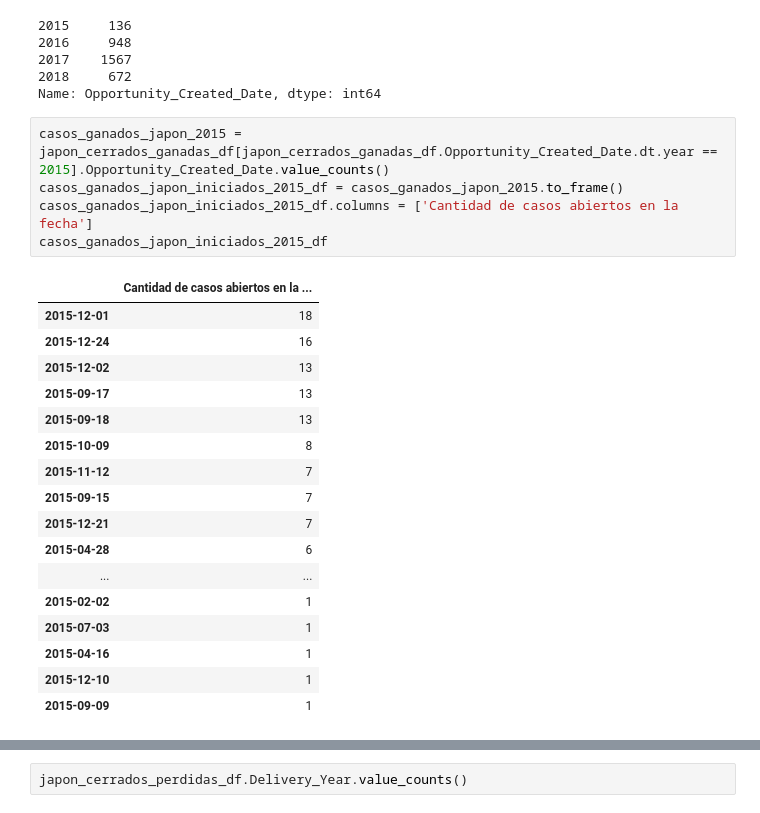
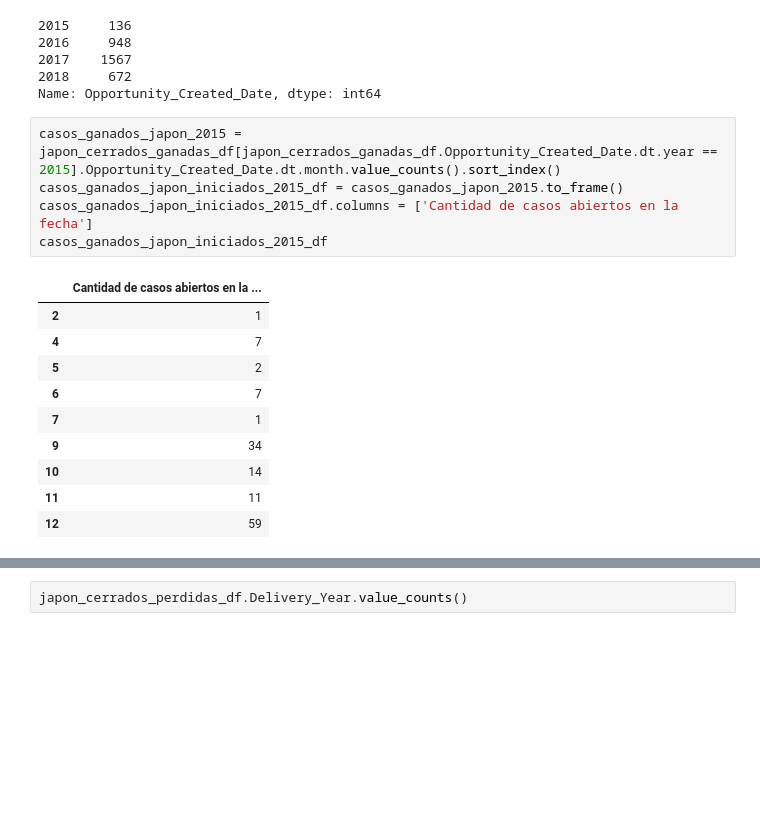
Before and after one commit to Ramaxx95/TP1-Orga-de-Datos, a Jupyter notebook: Visualizaciones/Region_Japan.ipynb, the cells around one changed output, grey strips where cells are left out. Cells and saved outputs as stored; diff of their text form; blank space fills up the shorter version.

```diff
--- a/Visualizaciones/Region_Japan.ipynb
+++ b/Visualizaciones/Region_Japan.ipynb
@@ -97,26 +97,19 @@ japon_cerrados_ganadas_df.Opportunity_Created_Date.dt.year.value_counts().sort_i
 2018     672
 Name: Opportunity_Created_Date, dtype: int64
 # %%
-casos_ganados_japon_2015 = japon_cerrados_ganadas_df[japon_cerrados_ganadas_df.Opportunity_Created_Date.dt.year == 2015].Opportunity_Created_Date.value_counts()
+casos_ganados_japon_2015 = japon_cerrados_ganadas_df[japon_cerrados_ganadas_df.Opportunity_Created_Date.dt.year == 2015].Opportunity_Created_Date.dt.month.value_counts().sort_index()
 casos_ganados_japon_iniciados_2015_df = casos_ganados_japon_2015.to_frame()
 casos_ganados_japon_iniciados_2015_df.columns = ['Cantidad de casos abiertos en la fecha']
 casos_ganados_japon_iniciados_2015_df
 # %% [output]
 |  | Cantidad de casos abiertos en la ... |
-| 2015-12-01 | 18 |
-| 2015-12-24 | 16 |
-| 2015-12-02 | 13 |
-| 2015-09-17 | 13 |
-| 2015-09-18 | 13 |
-| 2015-10-09 | 8 |
-| 2015-11-12 | 7 |
-| 2015-09-15 | 7 |
-| 2015-12-21 | 7 |
-| 2015-04-28 | 6 |
-| ... | ... |
-| 2015-02-02 | 1 |
-| 2015-07-03 | 1 |
-| 2015-04-16 | 1 |
-| 2015-12-10 | 1 |
-| 2015-09-09 | 1 |
+| 2 | 1 |
+| 4 | 7 |
+| 5 | 2 |
+| 6 | 7 |
+| 7 | 1 |
+| 9 | 34 |
+| 10 | 14 |
+| 11 | 11 |
+| 12 | 59 |
 # %%
```
Also changed, not shown: parts of 3 cells of this notebook.
